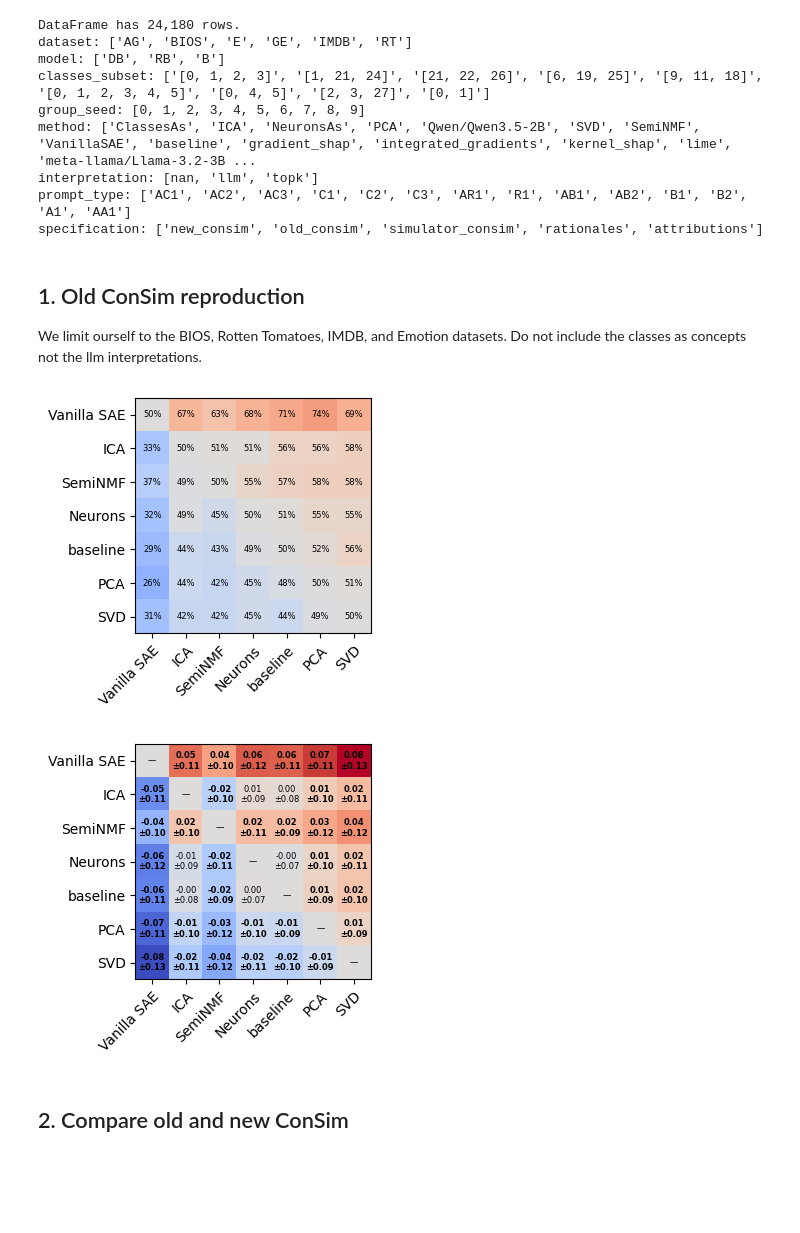
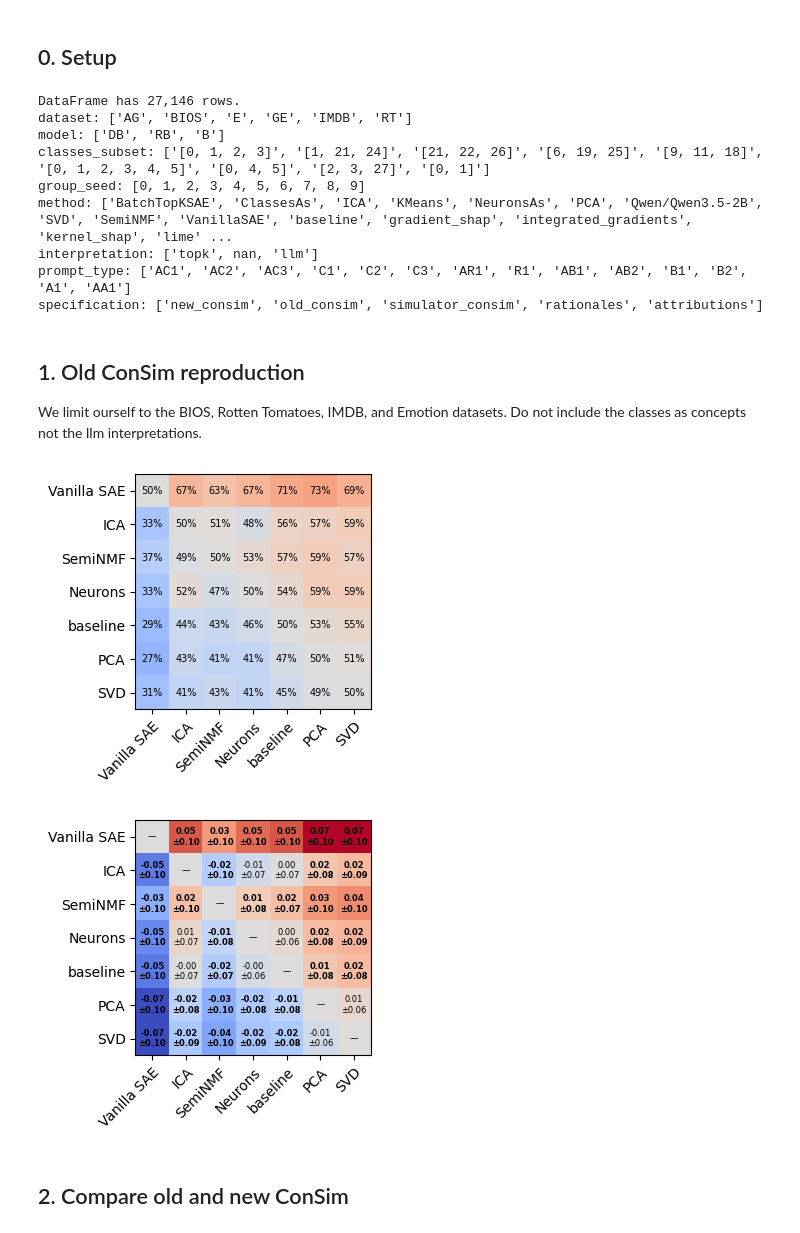
Before and after one commit to AntoninPoche/simulatability_shortcut, a Jupyter notebook: notebooks/4_compare_consim.ipynb, the cells around one changed output. Drawn from its saved outputs; the diff is of its cells as text; code cells hidden in the pictures; blank space fills up the shorter version.

```diff
--- a/notebooks/4_compare_consim.ipynb
+++ b/notebooks/4_compare_consim.ipynb
@@ -21,3 +19,5 @@ Reusable visualization code lives in `utils/plot.py`. This notebook should mainl
+# %% [markdown]
+## 0. Setup
 # %%
 from pathlib import Path
 import sys
@@ -49,7 +49,7 @@ EXPORT_DIR = REPO_ROOT / "LaTeX-Simulatability-Shortcut" / "plots"
 EXPORT_DIR.mkdir(parents=True, exist_ok=True)
 
 MODEL_FILE = "Qwen_Qwen3.5-9B"
-CSV_PATH = DATA_DIR / f"consim_{MODEL_FILE}_v2.csv"
+CSV_PATH = DATA_DIR / f"consim_{MODEL_FILE}_v3.csv"
 assert CSV_PATH.exists(), f"No score CSV found at {CSV_PATH}"
 
 df = pd.read_csv(CSV_PATH)
@@ -59,13 +59,13 @@ df = preprocess(df, seeds_per_bucket=5)
 
 print_df_keys(df)
 # %% [output]
-DataFrame has 24,180 rows.
+DataFrame has 27,146 rows.
 dataset: ['AG', 'BIOS', 'E', 'GE', 'IMDB', 'RT']
 model: ['DB', 'RB', 'B']
 classes_subset: ['[0, 1, 2, 3]', '[1, 21, 24]', '[21, 22, 26]', '[6, 19, 25]', '[9, 11, 18]', '[0, 1, 2, 3, 4, 5]', '[0, 4, 5]', '[2, 3, 27]', '[0, 1]']
 group_seed: [0, 1, 2, 3, 4, 5, 6, 7, 8, 9]
-method: ['ClassesAs', 'ICA', 'NeuronsAs', 'PCA', 'Qwen/Qwen3.5-2B', 'SVD', 'SemiNMF', 'VanillaSAE', 'baseline', 'gradient_shap', 'integrated_gradients', 'kernel_shap', 'lime', 'meta-llama/Llama-3.2-3B ...
-interpretation: [nan, 'llm', 'topk']
+method: ['BatchTopKSAE', 'ClassesAs', 'ICA', 'KMeans', 'NeuronsAs', 'PCA', 'Qwen/Qwen3.5-2B', 'SVD', 'SemiNMF', 'VanillaSAE', 'baseline', 'gradient_shap', 'integrated_gradients', 'kernel_shap', 'lime' ...
+interpretation: ['topk', nan, 'llm']
 prompt_type: ['AC1', 'AC2', 'AC3', 'C1', 'C2', 'C3', 'AR1', 'R1', 'AB1', 'AB2', 'B1', 'B2', 'A1', 'AA1']
 specification: ['new_consim', 'old_consim', 'simulator_consim', 'rationales', 'attributions']
 # %% [markdown]
@@ -76,29 +76,29 @@ Do not include the classes as concepts not the llm interpretations.
 # %%
 old_df = filter_keep(
     df,
     keep={
         "specification": ["old_consim"],
         "dataset": ["BIOS", "RT", "IMDB", "E"]
     },
     filters={
-        "method": ["ClassesAs"],
+        "method": ["ClassesAs", "KMeans", "BatchTopKSAE"],
         "interpretation": ["llm"],
     }
 )
 old_df = old_df.droplevel("interpretation")
 
 old_df = merge_concept_baseline(old_df)
 
 fig_pct, fig_diff, percentage_matrix, difference_matrix = plot_pairwise_comparison_matrices(
     old_df,
     compared_index="method",
 )
 fig_pct.savefig(EXPORT_DIR / "old_pairwise_winrate.pdf", bbox_inches="tight")
 fig_diff.savefig(EXPORT_DIR / "old_pairwise_difference.pdf", bbox_inches="tight")
 plt.show()
 # %% [output]
 [figure]
-[figure, old version]
+[figure, new version]
 # %% [markdown]
 ## 2. Compare old and new ConSim
 # %%
```
Also changed, not shown: parts of 12 cells of this notebook, 7 other files.
